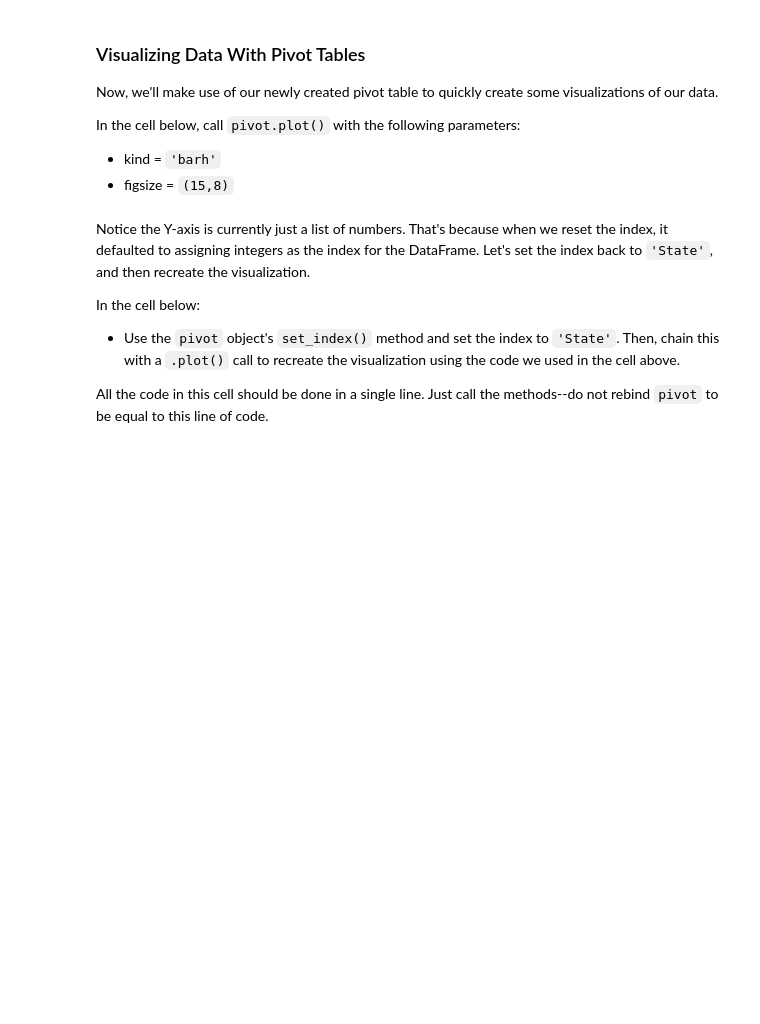
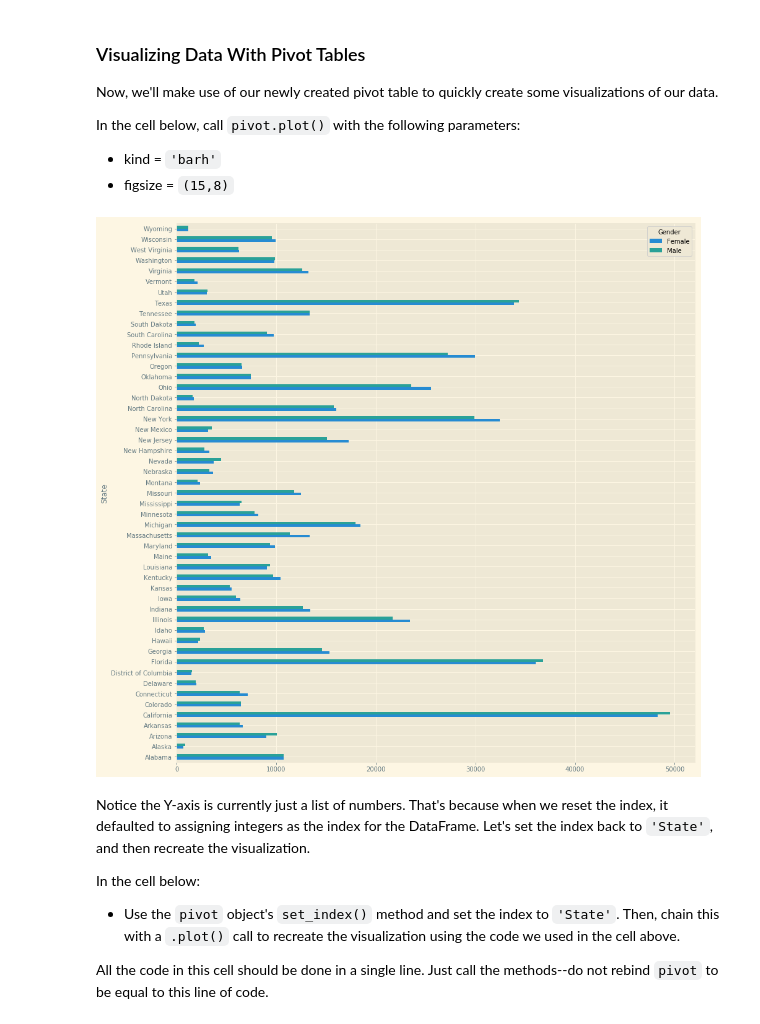
Before and after one commit to eannefawcett/dsc-pivot-tables-pandas-lab-online-ds-pt-081219, a Jupyter notebook: index.ipynb, the cells around one changed output. Saved outputs shown, nothing was run; the diff lists cells and outputs as text; code cells hidden in the pictures; blank space fills up the shorter version.

```diff
--- a/index.ipynb
+++ b/index.ipynb
@@ -383,4 +383,5 @@ In the cell below, call the DataFrame's pivot method with the following paramete
 Then, display the head of our new `pivot` DataFrame to see what it looks like.
 # %%
 # Now it's time to pivot!
-pivot = None
+pivot = grouped_reset.pivot(index='State', columns='Gender', values='Deaths_mean')
+pivot.head()
@@ -392,4 +401,5 @@ Let's reset the index and see how it changes our pivot table.
 In the cell below, reset the index of the `pivot` object as we did previously.  Then, display the head of the object to see if we can detect any changes.
 # %%
 # Again, notice the subtle difference of reseting the index:
-pivot = None
+pivot_reset = pivot.reset_index()
+pivot_reset.head()
@@ -404,6 +421,9 @@ In the cell below, call `pivot.plot()` with the following parameters:
 * figsize = `(15,8)`
 # %%
 # Now let's make a sweet bar chart!!
+pivot.plot(kind='barh', figsize=(15,16));
+# %% [output]
+[figure, added]
 # %% [markdown]
 Notice the Y-axis is currently just a list of numbers.  That's because when we reset the index, it defaulted to assigning integers as the index for the DataFrame.  Let's set the index back to `'State'`, and then recreate the visualization.
 
```
Also changed, not shown: parts of 15 cells of this notebook.
